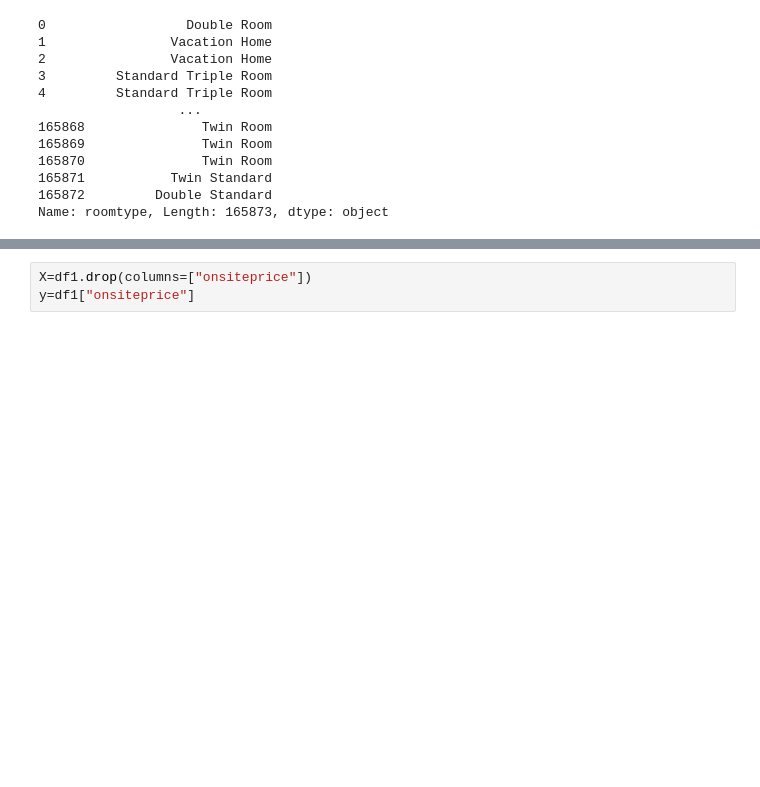
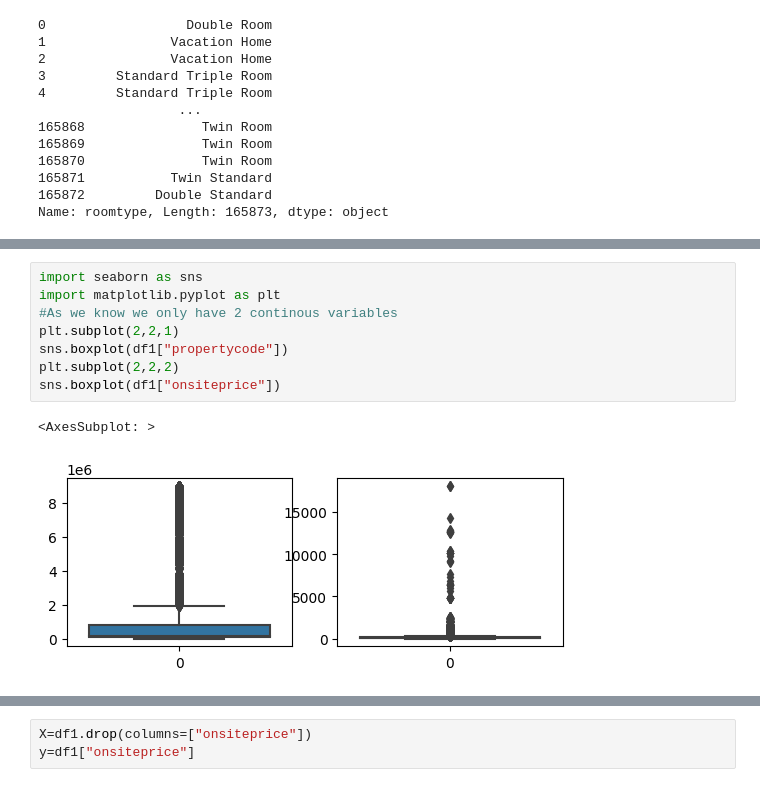
Before and after one commit to M-Ammar1112/Hotel-Room-Price-Prediction, a Jupyter notebook: MLProject.ipynb, the cells around one changed output, grey strips where cells are left out. Cells and saved outputs as stored; diff of their text form; blank space fills up the shorter version.

```diff
--- a/MLProject.ipynb
+++ b/MLProject.ipynb
@@ -959,0 +945,11 @@ KeyError: "['roomtype'] not found in axis"
+# %%
+import seaborn as sns
+import matplotlib.pyplot as plt
+#As we know we only have 2 continous variables
+plt.subplot(2,2,1)
+sns.boxplot(df1["propertycode"])
+plt.subplot(2,2,2)
+sns.boxplot(df1["onsiteprice"])
+# %% [output]
+<AxesSubplot: >
+[figure, added]
```
Also changed, not shown: parts of 21 cells of this notebook.
